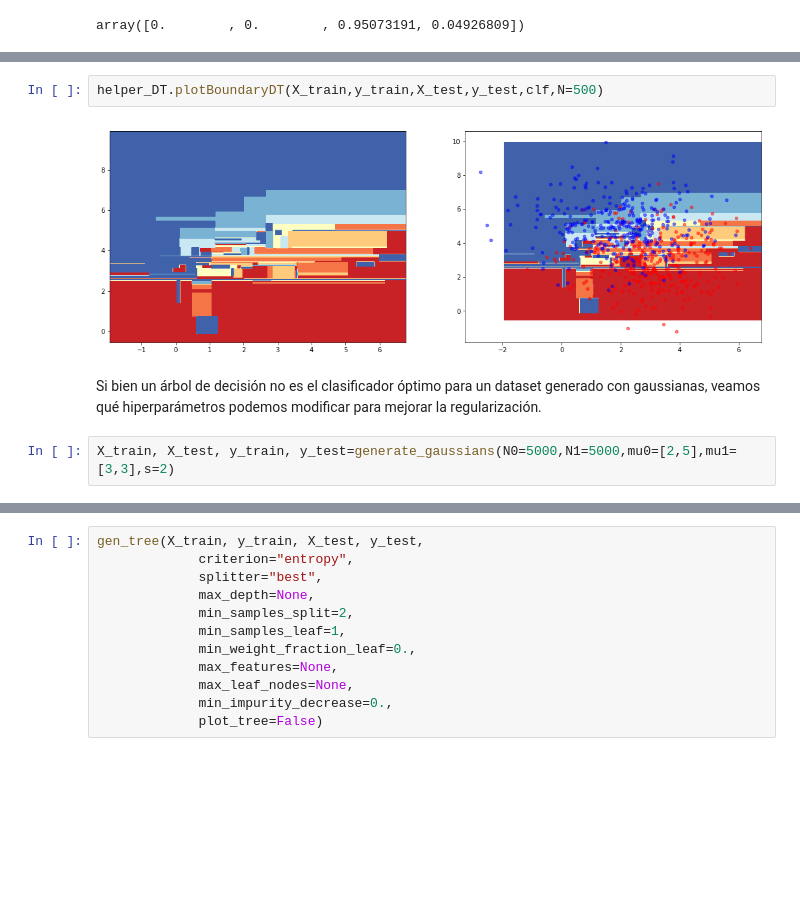
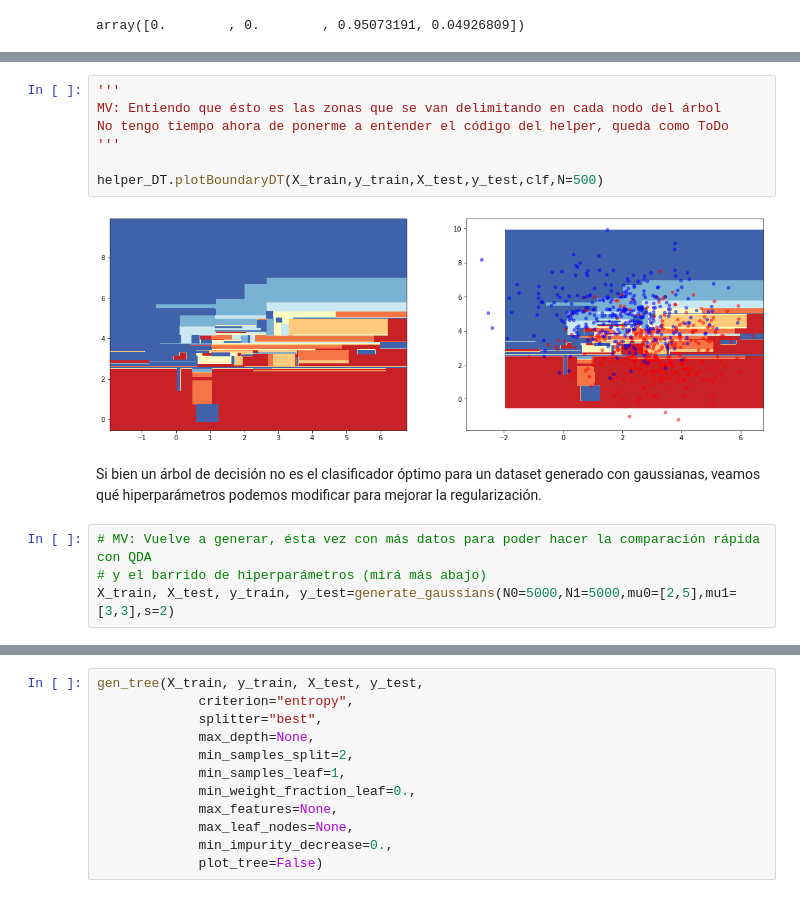
Before and after one commit to ITBA-Curso-Deep-Learning-2021-2022/Arboles-de-decision, a Jupyter notebook: 1 - Decision Trees.ipynb, the cells around one changed output, grey strips where cells are left out. Drawn from its saved outputs; the diff is of its cells as text; blank space fills up the shorter version.

```diff
--- a/1 - Decision Trees.ipynb
+++ b/1 - Decision Trees.ipynb
@@ -315,9 +361,16 @@ Test Score: 0.7742424242424243
-# %%
-helper_DT.plotBoundaryDT(X_train,y_train,X_test,y_test,clf,N=500)
-# %% [output]
-[figure, removed]
+# %%
+'''
+MV: Entiendo que ésto es las zonas que se van delimitando en cada nodo del árbol
+No tengo tiempo ahora de ponerme a entender el código del helper, queda como ToDo
+'''
+
+helper_DT.plotBoundaryDT(X_train,y_train,X_test,y_test,clf,N=500)
+# %% [output]
+[figure, added]
 # %% [markdown]
 Si bien un árbol de decisión no es el clasificador óptimo para un dataset generado con gaussianas, veamos qué hiperparámetros podemos modificar para mejorar la regularización.
 # %%
+# MV: Vuelve a generar, ésta vez con más datos para poder hacer la comparación rápida con QDA
+# y el barrido de hiperparámetros (mirá más abajo)
 X_train, X_test, y_train, y_test=generate_gaussians(N0=5000,N1=5000,mu0=[2,5],mu1=[3,3],s=2)
 # %%
```
Also changed, not shown: parts of 20 cells of this notebook.
